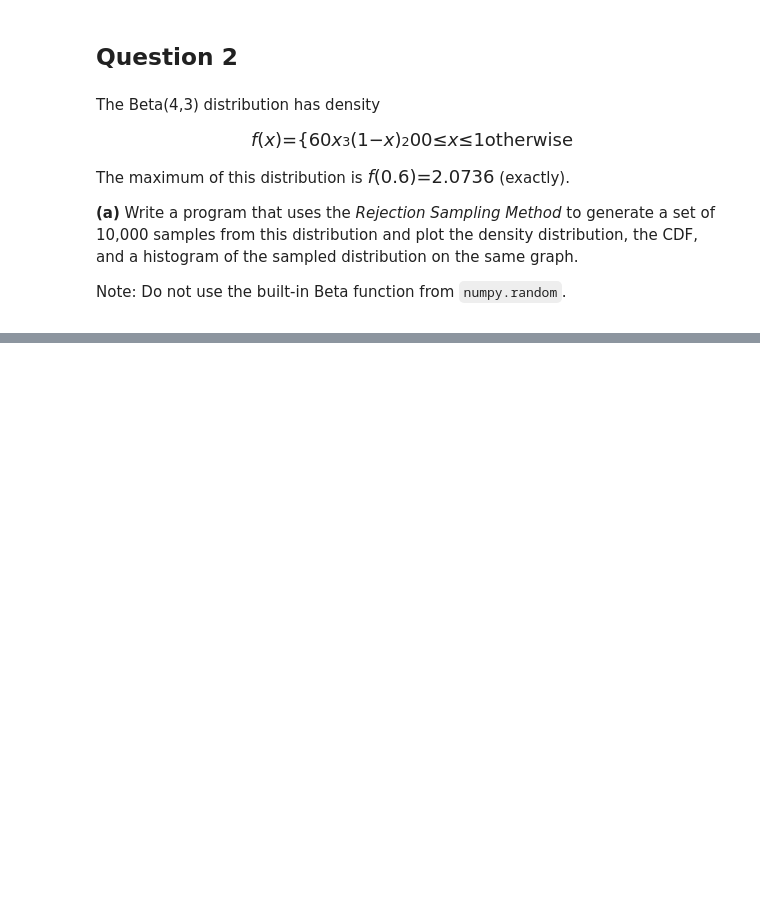
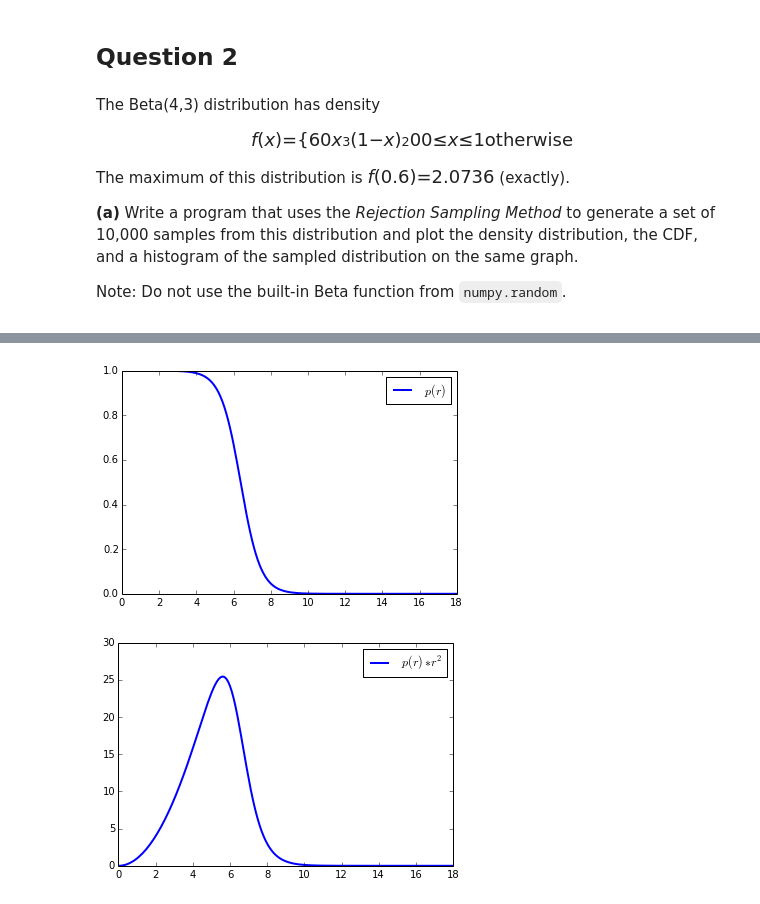
Before and after one commit to callen09/PHYS202-S14, a Jupyter notebook: SciPy/RandomAndMCExercises.ipynb, the cells around one changed output, grey strips where cells are left out. Cells and saved outputs as stored; diff of their text form; code cells hidden in the pictures; blank space fills up the shorter version.

```diff
--- a/SciPy/RandomAndMCExercises.ipynb
+++ b/SciPy/RandomAndMCExercises.ipynb
@@ -134,0 +309,19 @@ plt.show()
+# %%
+def WoodsSaxon(R,w,a,radius):
+    r = np.arange(0.,radius+0.1,0.1)
+    rho0 = 1
+    rho = lambda r: (rho0*(1+w*r**2/R**2))/(1+np.exp((r-R)/a))
+
+
+    plt.plot(r,rho(r),label='$p(r)$',lw=2)
+    plt.legend(loc=0)
+    plt.show()
+
+    plt.plot(r,rho(r)*r**2,label='$p(r)*r^2$',lw=2)
+    plt.legend(loc=0)
+    plt.show()
+# %%
+WoodsSaxon(6.38,0,0.535,18.)
+# %% [output]
+[figure, added]
+[figure, added]
```
Also changed, not shown: parts of 17 cells of this notebook, 2 other files.
